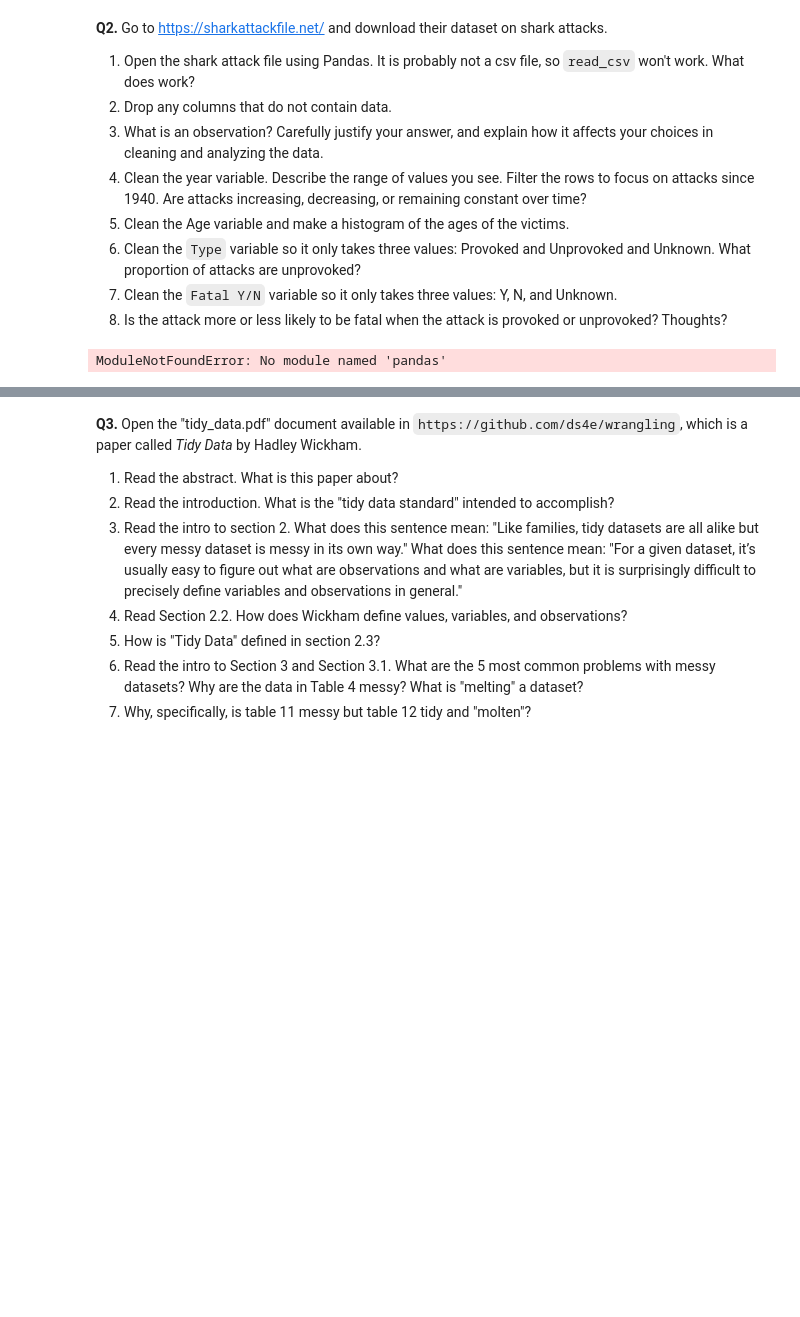
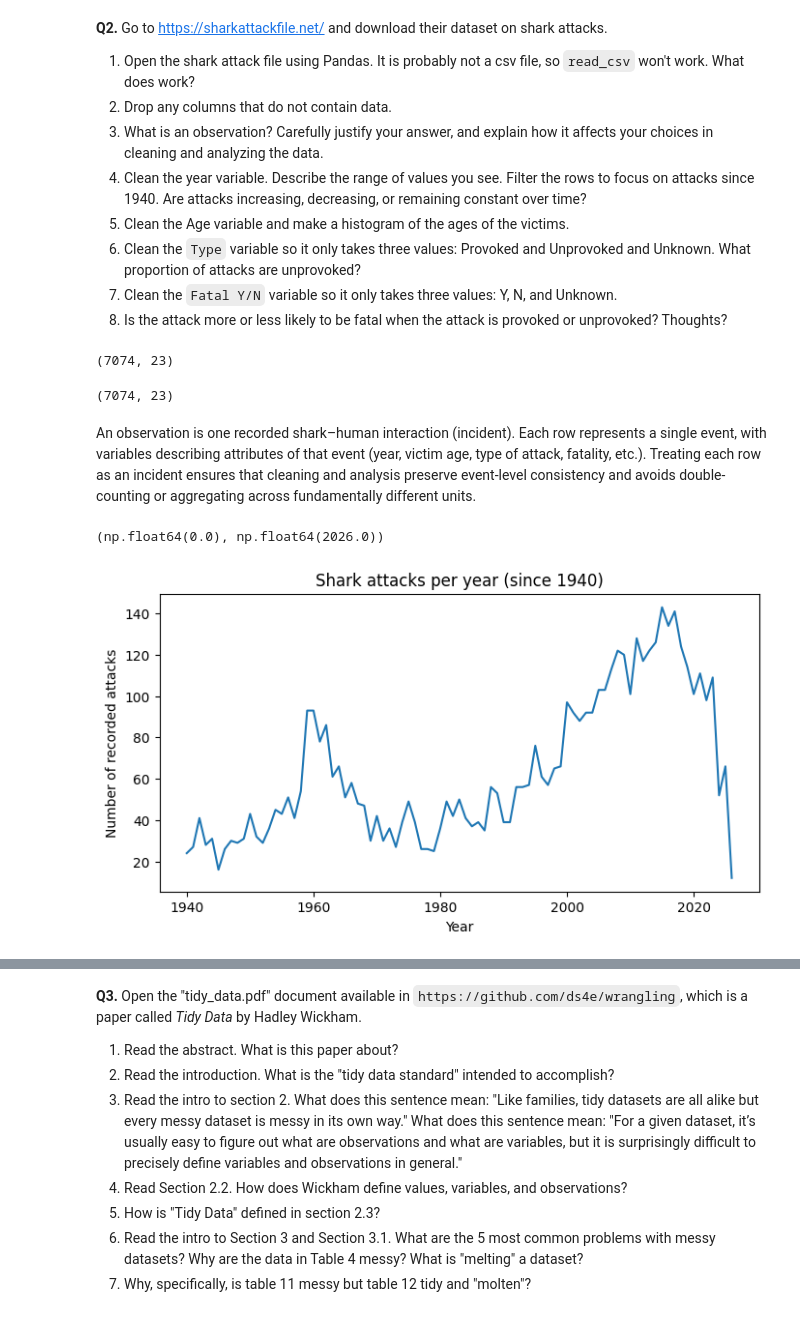
Before and after one commit to Junhyeongh/undergrad_ml_assignments, a Jupyter notebook: 01_assignment_wrangling_and_eda.ipynb, the cells around one changed output, grey strips where cells are left out. Drawn from its saved outputs; the diff is of its cells as text; code cells hidden in the pictures; blank space fills up the shorter version.

Commit message:
Finish EDA and data cleaning assignments

```diff
--- a/01_assignment_wrangling_and_eda.ipynb
+++ b/01_assignment_wrangling_and_eda.ipynb
@@ -18,7 +141,37 @@
 6. Clean the `Type` variable so it only takes three values: Provoked and Unprovoked and Unknown. What proportion of attacks are unprovoked?
 7. Clean the `Fatal Y/N` variable so it only takes three values: Y, N, and Unknown.
 8. Is the attack more or less likely to be fatal when the attack is provoked or unprovoked? Thoughts?
+# %%
+import pandas as pd
+import numpy as np
+import matplotlib.pyplot as plt
+import re
+
+sharks_raw = pd.read_excel("/workspace/data/GSAF5.xls")
+sharks_raw.shape
+# %% [output]
+(7074, 23)
 # %%
-import pandas as pd
+sharks = sharks_raw.dropna(axis=1, how="all")
+sharks.shape
 # %% [output]
-ModuleNotFoundError: No module named 'pandas'
+(7074, 23)
+# %% [markdown]
+An observation is one recorded shark–human interaction (incident). Each row represents a single event, with variables describing attributes of that event (year, victim age, type of attack, fatality, etc.). Treating each row as an incident ensures that cleaning and analysis preserve event-level consistency and avoids double-counting or aggregating across fundamentally different units.
+# %%
+sharks["Year_clean"] = pd.to_numeric(sharks["Year"], errors="coerce")
+
+sharks["Year_clean"].min(), sharks["Year_clean"].max()
+# %% [output]
+(np.float64(0.0), np.float64(2026.0))
+# %%
+sharks_1940 = sharks[sharks["Year_clean"] >= 1940].copy()
+attacks_per_year = sharks_1940.groupby("Year_clean").size()
+
+attacks_per_year.plot(figsize=(8,4))
+plt.xlabel("Year")
+plt.ylabel("Number of recorded attacks")
+plt.title("Shark attacks per year (since 1940)")
+plt.show()
+# %% [output]
+[figure, added]
```
Also changed, not shown: parts of 34 cells of this notebook.
